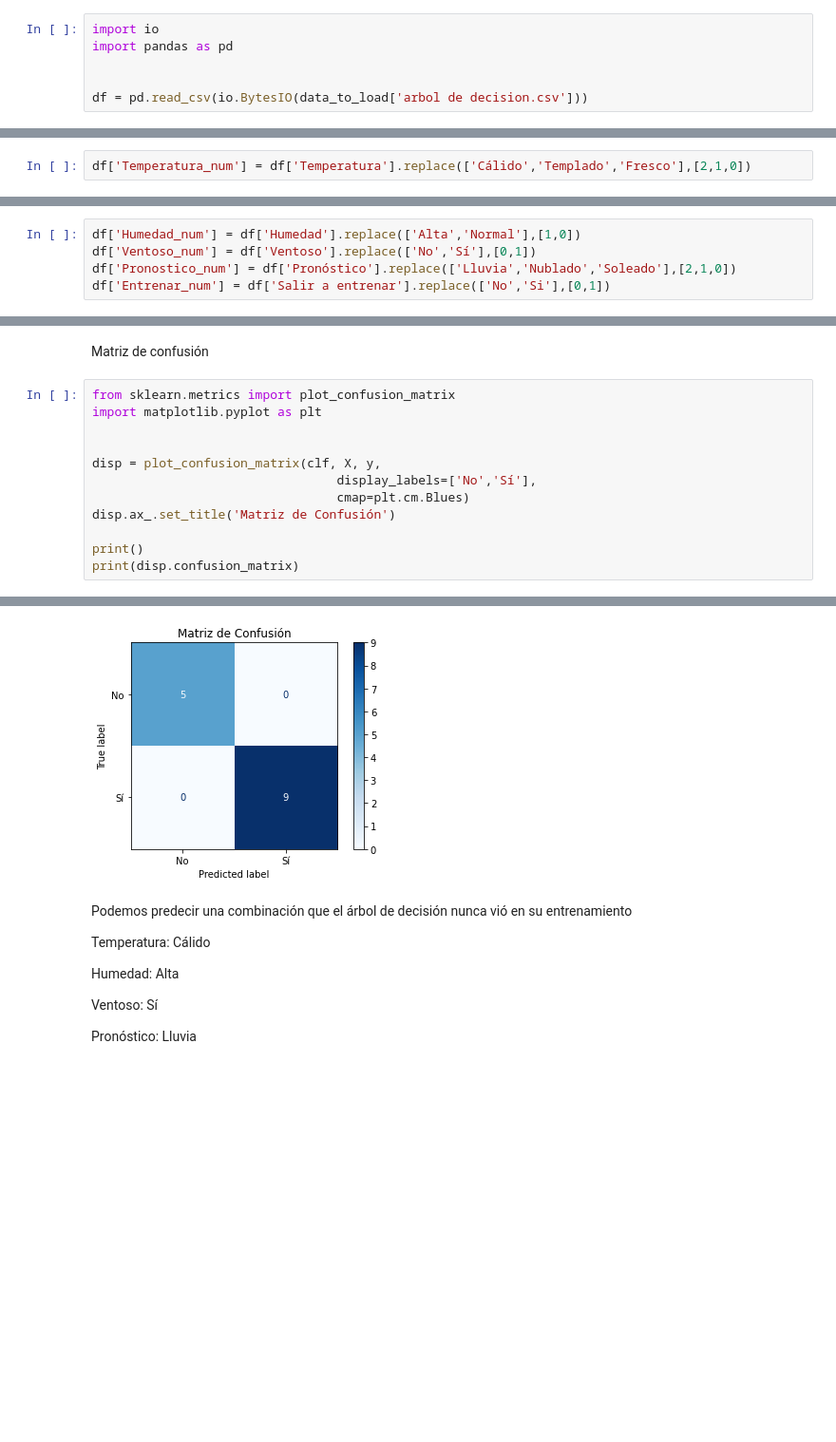
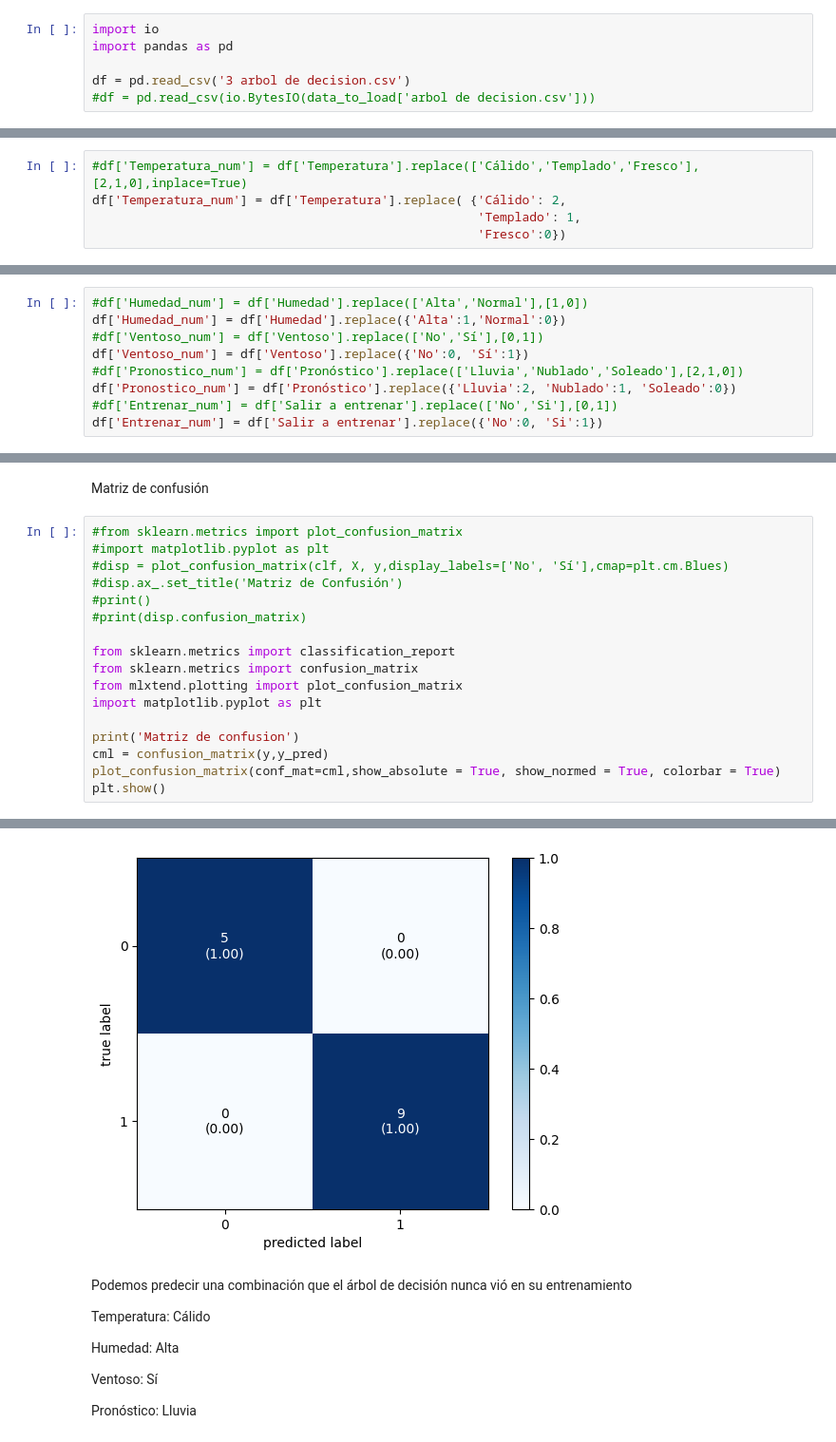
Before and after one commit to carlos1680/CPEDS, a Jupyter notebook: modulo6_ML2/2 - Conceptos fundamentales de Machine Learning/2 ejemplo_arbol_decison.ipynb, the cells around one changed output, grey strips where cells are left out. Shown: that part at 95% size. Saved outputs shown, nothing was run; the diff lists cells and outputs as text; blank space fills up the shorter version.

```diff
--- a/modulo6_ML2/2 - Conceptos fundamentales de Machine Learning/2 ejemplo_arbol_decison.ipynb
+++ b/modulo6_ML2/2 - Conceptos fundamentales de Machine Learning/2 ejemplo_arbol_decison.ipynb
@@ -26,8 +23,8 @@ Convertimos los datos en un *dataframe* de pandas. Este formato es muy útil par
 import io
 import pandas as pd
 
-
-df = pd.read_csv(io.BytesIO(data_to_load['arbol de decision.csv']))
+df = pd.read_csv('3 arbol de decision.csv')
+#df = pd.read_csv(io.BytesIO(data_to_load['arbol de decision.csv']))
 # %%
 df
 # %% [output]
@@ -49,7 +46,10 @@ df
 # %% [markdown]
 Ya que nuestros modelos sólo comprenden números, convertimos las categorías
 # %%
-df['Temperatura_num'] = df['Temperatura'].replace(['Cálido','Templado','Fresco'],[2,1,0])
+#df['Temperatura_num'] = df['Temperatura'].replace(['Cálido','Templado','Fresco'],[2,1,0],inplace=True)
+df['Temperatura_num'] = df['Temperatura'].replace( {'Cálido': 2,
+                                                    'Templado': 1,
+                                                    'Fresco':0})
 # %%
 df
 # %% [output]
@@ -69,10 +69,14 @@ df
 | 12 | 13 | Cálido | Normal | No | Nublado | Si | 2 |
 | 13 | 14 | Templado | Alta | Sí | Soleado | No | 1 |
 # %%
-df['Humedad_num'] = df['Humedad'].replace(['Alta','Normal'],[1,0])
-df['Ventoso_num'] = df['Ventoso'].replace(['No','Sí'],[0,1])
-df['Pronostico_num'] = df['Pronóstico'].replace(['Lluvia','Nublado','Soleado'],[2,1,0])
-df['Entrenar_num'] = df['Salir a entrenar'].replace(['No','Si'],[0,1])
+#df['Humedad_num'] = df['Humedad'].replace(['Alta','Normal'],[1,0])
+df['Humedad_num'] = df['Humedad'].replace({'Alta':1,'Normal':0})
+#df['Ventoso_num'] = df['Ventoso'].replace(['No','Sí'],[0,1])
+df['Ventoso_num'] = df['Ventoso'].replace({'No':0, 'Sí':1})
+#df['Pronostico_num'] = df['Pronóstico'].replace(['Lluvia','Nublado','Soleado'],[2,1,0])
+df['Pronostico_num'] = df['Pronóstico'].replace({'Lluvia':2, 'Nublado':1, 'Soleado':0})
+#df['Entrenar_num'] = df['Salir a entrenar'].replace(['No','Si'],[0,1])
+df['Entrenar_num'] = df['Salir a entrenar'].replace({'No':0, 'Si':1})
 # %%
 df
 # %% [output]
@@ -156,15 +160,20 @@ df
 # %% [markdown]
 Matriz de confusión
 # %%
-from sklearn.metrics import plot_confusion_matrix
+#from sklearn.metrics import plot_confusion_matrix
+#import matplotlib.pyplot as plt
+#disp = plot_confusion_matrix(clf, X, y,display_labels=['No', 'Sí'],cmap=plt.cm.Blues)
+#disp.ax_.set_title('Matriz de Confusión')
+#print()
+#print(disp.confusion_matrix)
+
+from sklearn.metrics import classification_report
+from sklearn.metrics import confusion_matrix
+from mlxtend.plotting import plot_confusion_matrix
 import matplotlib.pyplot as plt
 
-
-disp = plot_confusion_matrix(clf, X, y,
-                                 display_labels=['No','Sí'],
-                                 cmap=plt.cm.Blues)
-disp.ax_.set_title('Matriz de Confusión')
-
-print()
-print(disp.confusion_matrix)
+print('Matriz de confusion')
+cml = confusion_matrix(y,y_pred)
+plot_confusion_matrix(conf_mat=cml,show_absolute = True, show_normed = True, colorbar = True)
+plt.show()
 # %% [output]
@@ -173,4 +181,4 @@ print(disp.confusion_matrix)
-[figure, old version]
+[figure, new version]
 # %% [markdown]
 Podemos predecir una combinación que el árbol de decisión nunca vió en su entrenamiento
 
```
Also changed, not shown: parts of 6 cells of this notebook, 3 other files.
